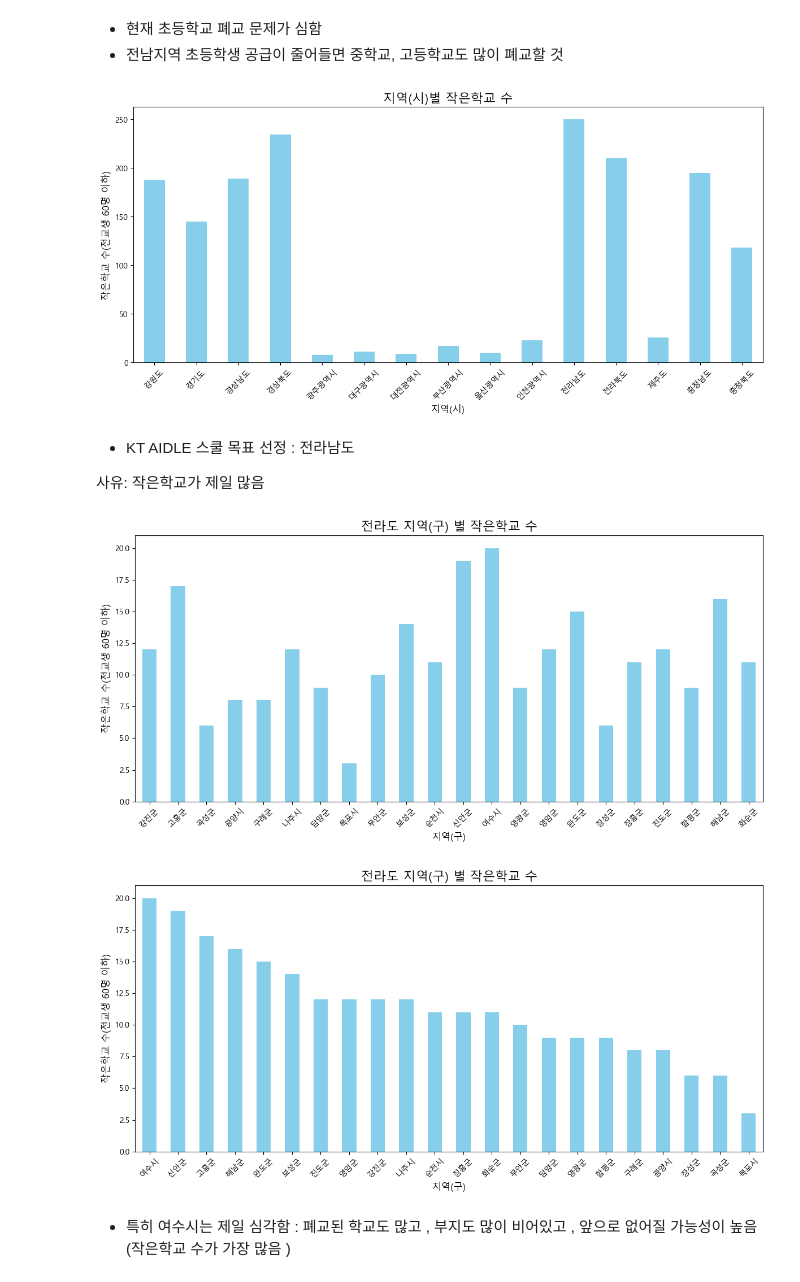
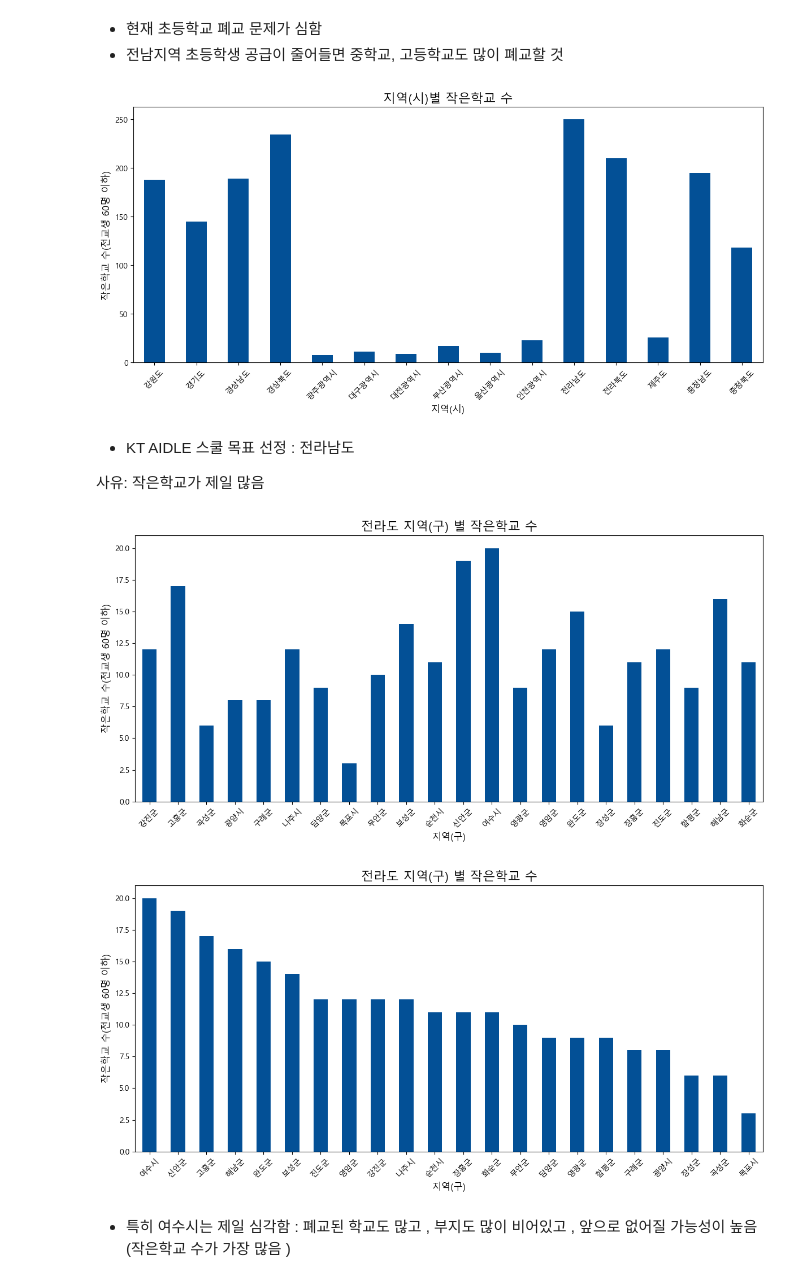
Before and after one commit to yangjung-woo/KT-Workspace, a Jupyter notebook: KT_AIVLE_DX_Regular_course/Week1/빅프로젝트 (데이터 분석) 코드/최종 제출용 소스코드(데이터분석)/data_visualizing_v5(final).ipynb, the cells around one changed output. Drawn from its saved outputs; the diff is of its cells as text; code cells hidden in the pictures.

```diff
--- a/KT_AIVLE_DX_Regular_course/Week1/빅프로젝트 (데이터 분석) 코드/최종 제출용 소스코드(데이터분석)/data_visualizing_v5(final).ipynb
+++ b/KT_AIVLE_DX_Regular_course/Week1/빅프로젝트 (데이터 분석) 코드/최종 제출용 소스코드(데이터분석)/data_visualizing_v5(final).ipynb
@@ -448,7 +448,7 @@ small_school_count_by_region.rename(
 )
 # 지역별 작은학교 수 시각화
 plt.figure(figsize=(12, 6))
-small_school_count_by_region.plot(kind='bar', color='skyblue')
+small_school_count_by_region.plot(kind='bar', color='#035096')
 
 plt.title('지역(시)별 작은학교 수', fontsize=16)
 plt.xlabel('지역(시)', fontsize=12)
@@ -457,7 +457,7 @@ plt.xticks(rotation=45)
 plt.tight_layout()
 plt.show()
 # %% [output]
-[figure, old version]
+[figure, new version]
 # %% [markdown]
 - KT AIDLE 스쿨 목표 선정 : 전라남도
 
@@ -466,19 +466,19 @@ plt.show()
 # %%
 # 지역(시) 작은학교의 수 계산
 small_school_count_by_region = data_target_school[data_target_school['작은학교여부'] == 1].groupby('지역(구)').size()
 
 # 지역별 작은학교 수 시각화
 plt.figure(figsize=(12, 6))
-small_school_count_by_region.plot(kind='bar', color='skyblue')
+small_school_count_by_region.plot(kind='bar', color='#035096')
 
 plt.title('전라도 지역(구) 별 작은학교 수', fontsize=16)
 plt.xlabel('지역(구)', fontsize=12)
 plt.ylabel('작은학교 수(전교생 60명 이하)', fontsize=12)
 plt.xticks(rotation=45)
 plt.tight_layout()
 plt.show()
 # %% [output]
-[figure, old version]
+[figure, new version]
 # %%
 mall_school_count_by_region = data_target_school[data_target_school['작은학교여부'] == 1].groupby('지역(구)').size()
 
@@ -487,7 +487,7 @@ small_school_count_by_region = small_school_count_by_region.sort_values(ascendin
 
 # 지역별 작은학교 수 시각화
 plt.figure(figsize=(12, 6))
-small_school_count_by_region.plot(kind='bar', color='skyblue')
+small_school_count_by_region.plot(kind='bar', color='#035096')
 
 plt.title('전라도 지역(구) 별 작은학교 수', fontsize=16)
 plt.xlabel('지역(구)', fontsize=12)
@@ -496,7 +496,7 @@ plt.xticks(rotation=45)
 plt.tight_layout()
 plt.show()
 # %% [output]
-[figure, old version]
+[figure, new version]
 # %% [markdown]
 - 특히 여수시는 제일 심각함 : 폐교된 학교도 많고 , 부지도 많이 비어있고 , 앞으로 없어질 가능성이 높음(작은학교 수가 가장 많음 )
 # %%
```
Also changed, not shown: parts of 7 cells of this notebook, 24 other files.
